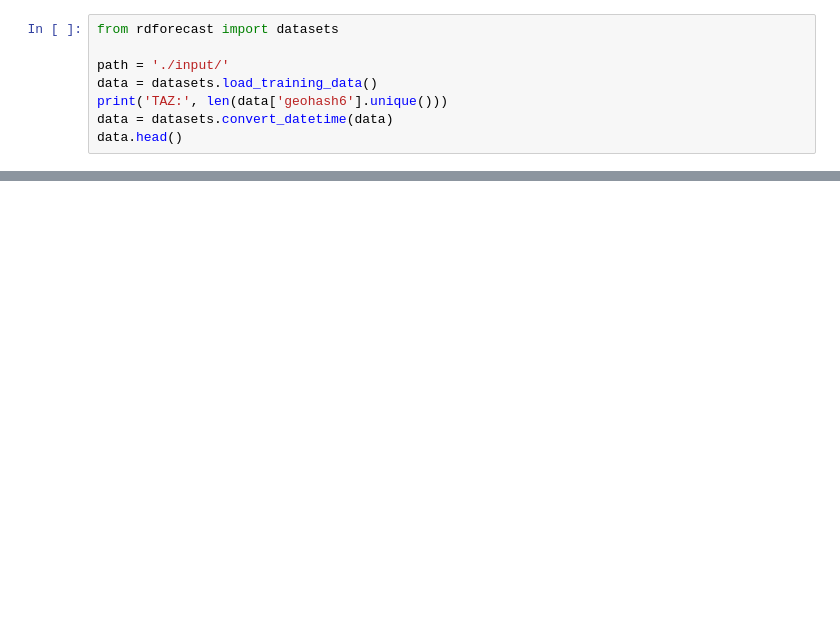
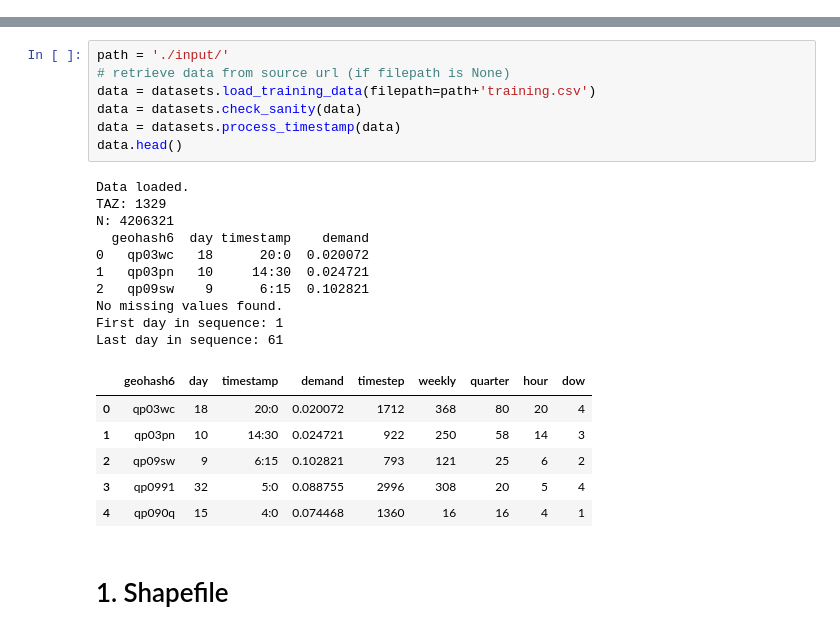
Before and after one commit to ywnch/ride-demand-forecast, a Jupyter notebook: explore_spatial_lag.ipynb, the cells around one changed output, grey strips where cells are left out. Saved outputs shown, nothing was run; the diff lists cells and outputs as text; blank space fills up the shorter version.

```diff
--- a/explore_spatial_lag.ipynb
+++ b/explore_spatial_lag.ipynb
@@ -8,8 +0,0 @@ from importlib import reload
-# %%
-from rdforecast import datasets
-
-path = './input/'
-data = datasets.load_training_data()
-print('TAZ:', len(data['geohash6'].unique()))
-data = datasets.convert_datetime(data)
-data.head()
@@ -153,0 +24,26 @@ corrtab
+# %%
+path = './input/'
+# retrieve data from source url (if filepath is None)
+data = datasets.load_training_data(filepath=path+'training.csv')
+data = datasets.check_sanity(data)
+data = datasets.process_timestamp(data)
+data.head()
+# %% [output]
+Data loaded.
+TAZ: 1329
+N: 4206321
+  geohash6  day timestamp    demand
+0   qp03wc   18      20:0  0.020072
+1   qp03pn   10     14:30  0.024721
+2   qp09sw    9      6:15  0.102821
+No missing values found.
+First day in sequence: 1
+Last day in sequence: 61
+|  | geohash6 | day | timestamp | demand | timestep | weekly | quarter | hour | dow |
+| 0 | qp03wc | 18 | 20:0 | 0.020072 | 1712 | 368 | 80 | 20 | 4 |
+| 1 | qp03pn | 10 | 14:30 | 0.024721 | 922 | 250 | 58 | 14 | 3 |
+| 2 | qp09sw | 9 | 6:15 | 0.102821 | 793 | 121 | 25 | 6 | 2 |
+| 3 | qp0991 | 32 | 5:0 | 0.088755 | 2996 | 308 | 20 | 5 | 4 |
+| 4 | qp090q | 15 | 4:0 | 0.074468 | 1360 | 16 | 16 | 4 | 1 |
+# %% [markdown]
+# 1. Shapefile
```
Also changed, not shown: parts of 40 cells of this notebook, 10 other files.
